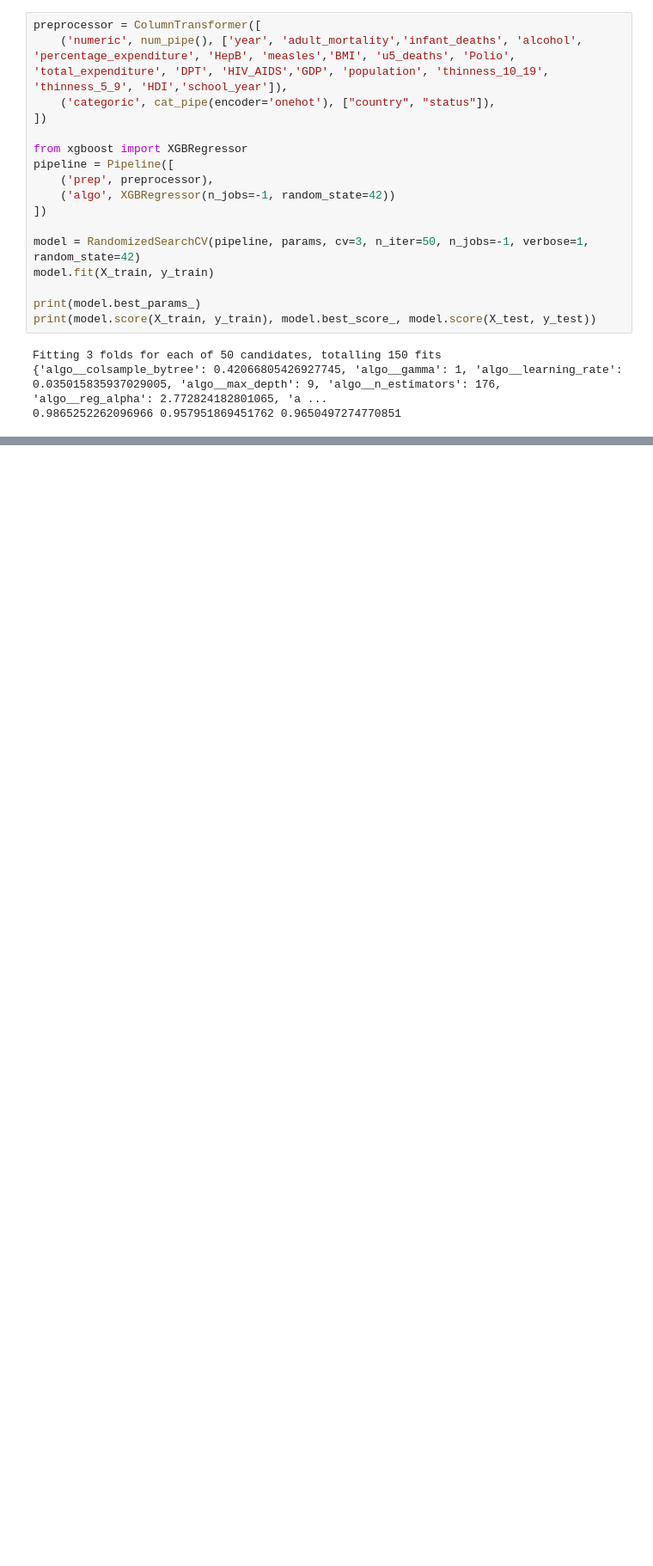
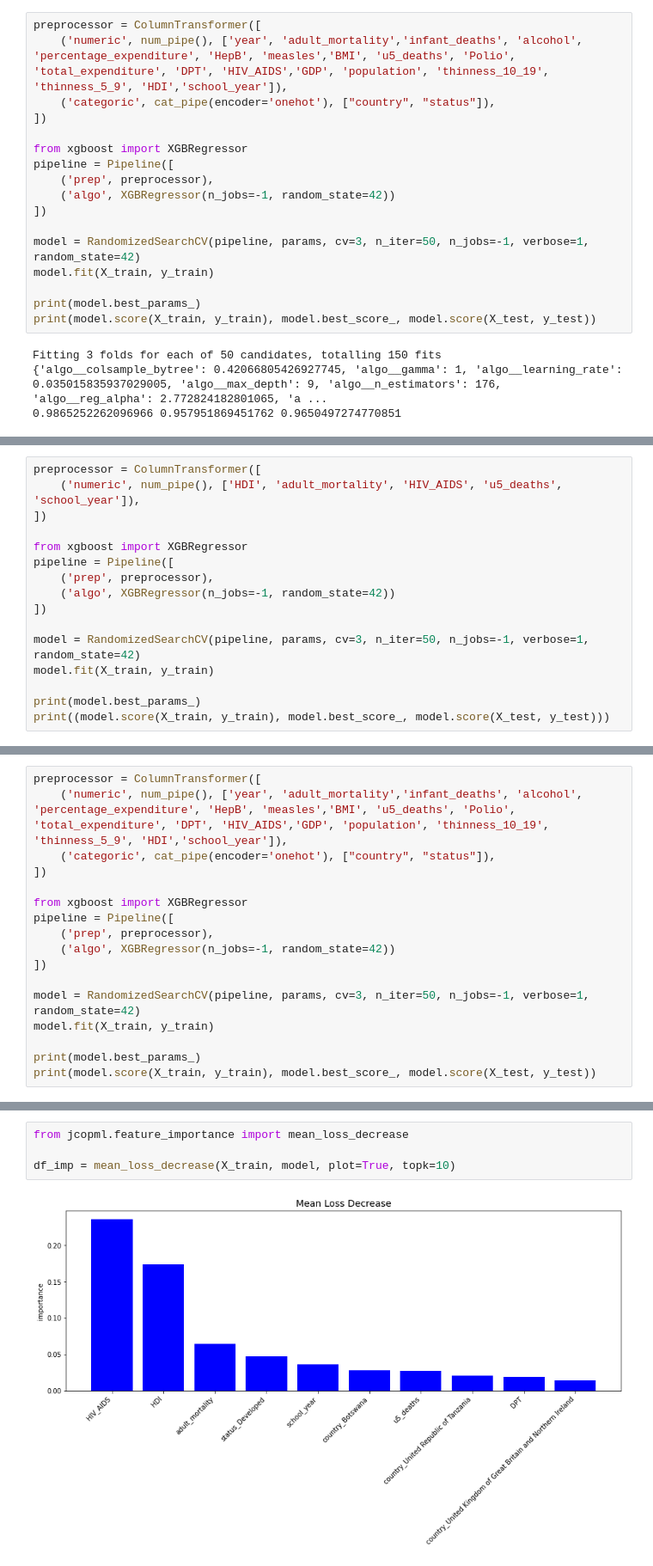
Before and after one commit to FransiscoReadyPermana/supervised_learning, a Jupyter notebook: 07 - Boosting/part4-XGBoostForRegression.ipynb, the cells around one changed output, grey strips where cells are left out. Shown at 86% size. Saved outputs shown, nothing was run; the diff lists cells and outputs as text; blank space fills up the shorter version.

```diff
--- a/07 - Boosting/part4-XGBoostForRegression.ipynb
+++ b/07 - Boosting/part4-XGBoostForRegression.ipynb
@@ -244,0 +241,16 @@ Fitting 3 folds for each of 81 candidates, totalling 243 fits
+# %%
+preprocessor = ColumnTransformer([
+    ('numeric', num_pipe(), ['HDI', 'adult_mortality', 'HIV_AIDS', 'u5_deaths', 'school_year']),
+])
+
+from xgboost import XGBRegressor
+pipeline = Pipeline([
+    ('prep', preprocessor),
+    ('algo', XGBRegressor(n_jobs=-1, random_state=42))
+])
+
+model = RandomizedSearchCV(pipeline, params, cv=3, n_iter=50, n_jobs=-1, verbose=1, random_state=42)
+model.fit(X_train, y_train)
+
+print(model.best_params_)
+print((model.score(X_train, y_train), model.best_score_, model.score(X_test, y_test)))
@@ -244,0 +261,17 @@ Fitting 3 folds for each of 81 candidates, totalling 243 fits
+# %%
+preprocessor = ColumnTransformer([
+    ('numeric', num_pipe(), ['year', 'adult_mortality','infant_deaths', 'alcohol', 'percentage_expenditure', 'HepB', 'measles','BMI', 'u5_deaths', 'Polio', 'total_expenditure', 'DPT', 'HIV_AIDS','GDP', 'population', 'thinness_10_19', 'thinness_5_9', 'HDI','school_year']),
+    ('categoric', cat_pipe(encoder='onehot'), ["country", "status"]),
+])
+
+from xgboost import XGBRegressor
+pipeline = Pipeline([
+    ('prep', preprocessor),
+    ('algo', XGBRegressor(n_jobs=-1, random_state=42))
+])
+
+model = RandomizedSearchCV(pipeline, params, cv=3, n_iter=50, n_jobs=-1, verbose=1, random_state=42)
+model.fit(X_train, y_train)
+
+print(model.best_params_)
+print(model.score(X_train, y_train), model.best_score_, model.score(X_test, y_test))
@@ -244,0 +282,6 @@ Fitting 3 folds for each of 81 candidates, totalling 243 fits
+# %%
+from jcopml.feature_importance import mean_loss_decrease
+
+df_imp = mean_loss_decrease(X_train, model, plot=True, topk=10)
+# %% [output]
+[figure, added]
```
Also changed, not shown: parts of 20 cells of this notebook, 2 other files.
